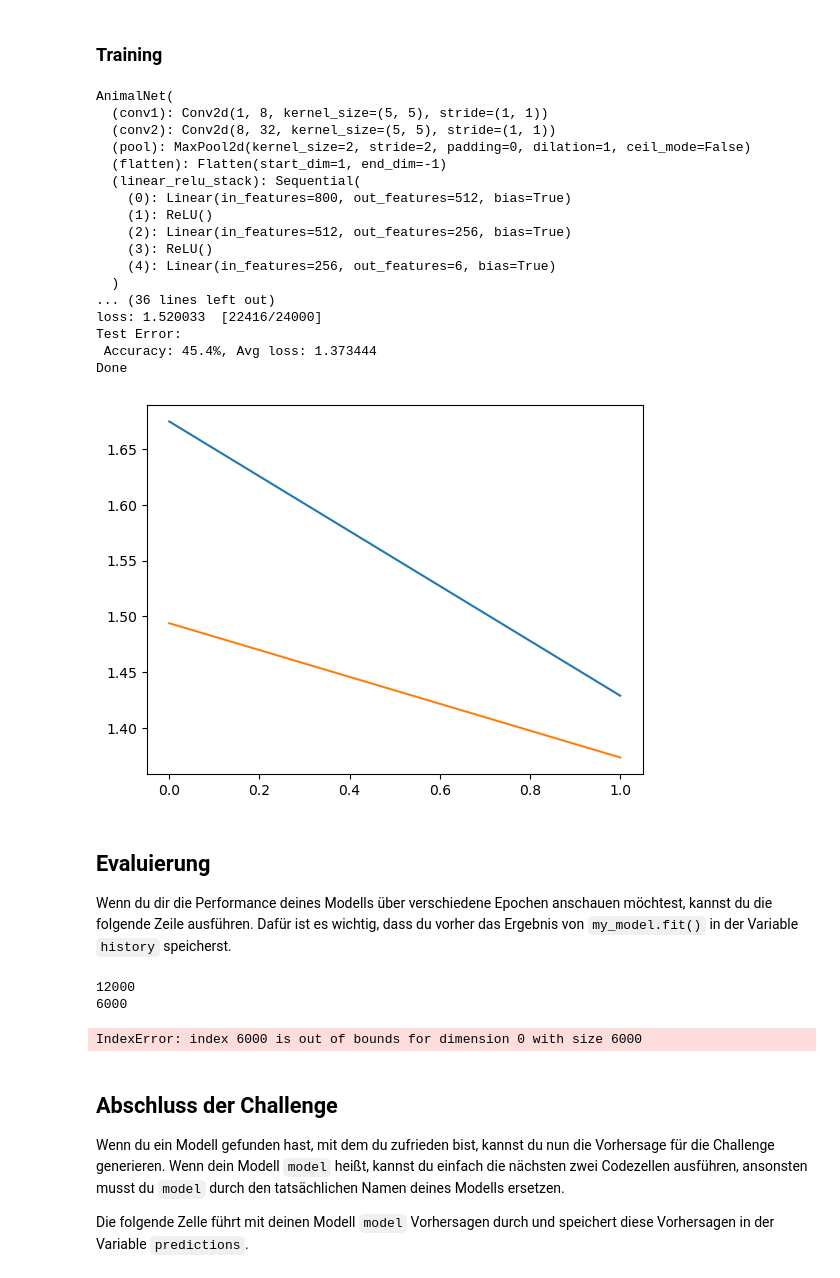
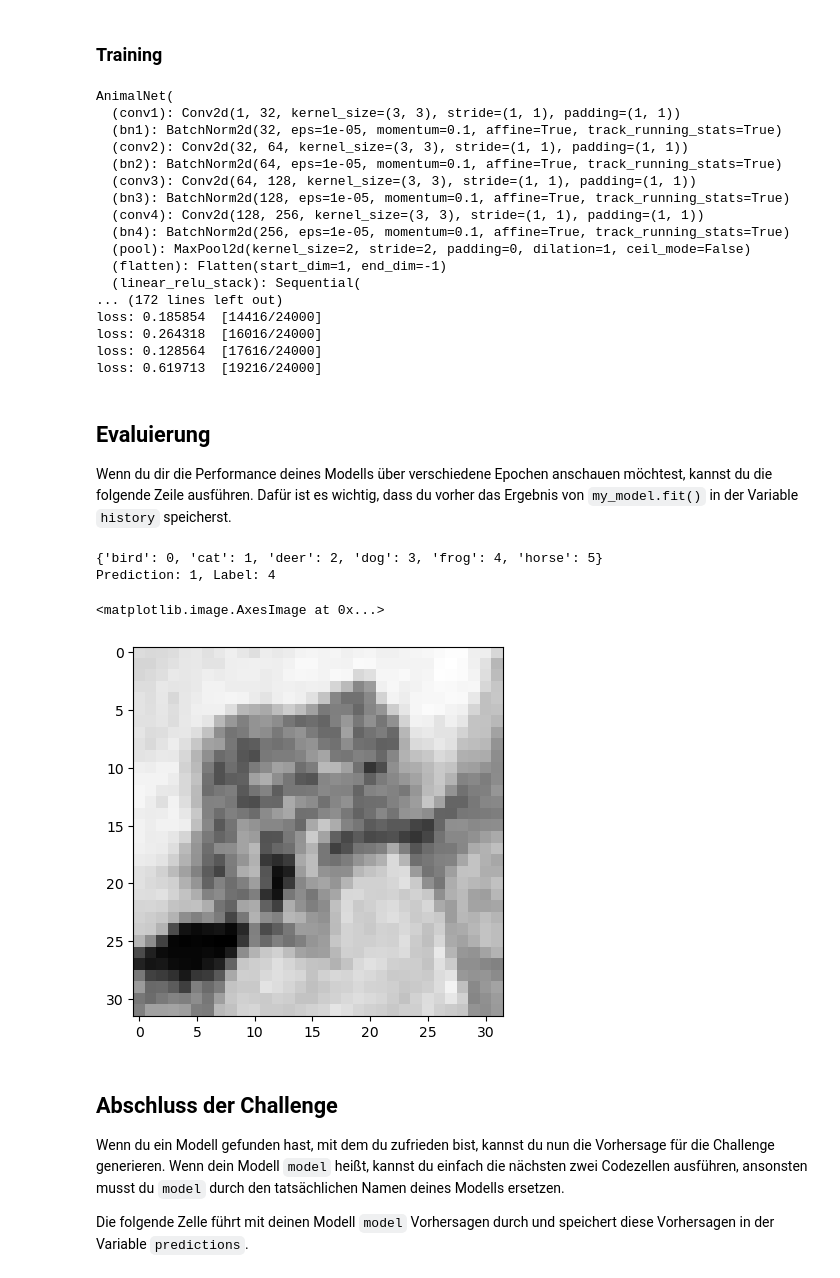
Before and after one commit to mario-ruoff/machine-learning-collection, a Jupyter notebook: animal_classification_challenge/data_challenge.ipynb, the cells around one changed output. Drawn from its saved outputs; the diff is of its cells as text; code cells hidden in the pictures.

```diff
--- a/animal_classification_challenge/data_challenge.ipynb
+++ b/animal_classification_challenge/data_challenge.ipynb
@@ -240,10 +251,11 @@ def test_loop(dataloader, model):
 # Model parameters
 model = AnimalNet().to(device)
 print(model)
-learning_rate = 0.05
-epochs = 2
+learning_rate = 0.001
+epochs = 10
 loss_fn = nn.CrossEntropyLoss()
-optimizer = torch.optim.SGD(model.parameters(), lr=learning_rate)
+optimizer = torch.optim.Adam(model.parameters(), lr=learning_rate, weight_decay=1e-4)
+scheduler = torch.optim.lr_scheduler.StepLR(optimizer, step_size=5, gamma=0.1)
 
 # Run model
 train_losses = []
@@ -255,7 +267,8 @@ for epoch in range(epochs):
     train_losses.append(train_loop(train_dataloader, model, loss_fn, optimizer))
     validation_loss, validation_prediction = validation_loop(validation_dataloader, model, loss_fn)
     validation_losses.append(validation_loss)
-    validation_predictions.extend(validation_prediction)
+    validation_predictions.append(validation_prediction)
+    scheduler.step()
 
 test_predictions = test_loop(test_dataloader, model)
 
@@ -264,40 +277,36 @@ plt.plot(validation_losses)
 print("Done")
 # %% [output]
 AnimalNet(
-  (conv1): Conv2d(1, 8, kernel_size=(5, 5), stride=(1, 1))
-  (conv2): Conv2d(8, 32, kernel_size=(5, 5), stride=(1, 1))
+  (conv1): Conv2d(1, 32, kernel_size=(3, 3), stride=(1, 1), padding=(1, 1))
+  (bn1): BatchNorm2d(32, eps=1e-05, momentum=0.1, affine=True, track_running_stats=True)
+  (conv2): Conv2d(32, 64, kernel_size=(3, 3), stride=(1, 1), padding=(1, 1))
+  (bn2): BatchNorm2d(64, eps=1e-05, momentum=0.1, affine=True, track_running_stats=True)
+  (conv3): Conv2d(64, 128, kernel_size=(3, 3), stride=(1, 1), padding=(1, 1))
+  (bn3): BatchNorm2d(128, eps=1e-05, momentum=0.1, affine=True, track_running_stats=True)
+  (conv4): Conv2d(128, 256, kernel_size=(3, 3), stride=(1, 1), padding=(1, 1))
+  (bn4): BatchNorm2d(256, eps=1e-05, momentum=0.1, affine=True, track_running_stats=True)
   (pool): MaxPool2d(kernel_size=2, stride=2, padding=0, dilation=1, ceil_mode=False)
   (flatten): Flatten(start_dim=1, end_dim=-1)
   (linear_relu_stack): Sequential(
-    (0): Linear(in_features=800, out_features=512, bias=True)
-    (1): ReLU()
-    (2): Linear(in_features=512, out_features=256, bias=True)
-    (3): ReLU()
-    (4): Linear(in_features=256, out_features=6, bias=True)
-  )
-... (36 lines left out)
-loss: 1.520033  [22416/24000]
-Test Error:
- Accuracy: 45.4%, Avg loss: 1.373444
-Done
+... (172 lines left out)
+loss: 0.185854  [14416/24000]
+loss: 0.264318  [16016/24000]
+loss: 0.128564  [17616/24000]
+loss: 0.619713  [19216/24000]
-[figure, removed]
 # %% [markdown]
 ## Evaluierung
 
 Wenn du dir die Performance deines Modells über verschiedene Epochen anschauen möchtest, kannst du die folgende Zeile ausführen. Dafür ist es wichtig, dass du vorher das Ergebnis von `my_model.fit()` in der Variable `history` speicherst.
 # %%
-print(len(validation_predictions))
-print(len(validation_labels))
-hits = sum([1 if validation_predictions[i] == validation_labels[i] else 0 for i in range(len(validation_predictions))])
-print(f"Accuracy: {hits / len(validation_predictions)}")
-index = 7
+index = 0
 print(label_to_index)
-print(f"Prediction: {validation_predictions[index]}, Label: {validation_labels[index]}")
+print(f"Prediction: {validation_predictions[-1][index]}, Label: {validation_labels[index]}")
 plt.imshow(validation_features[index].squeeze(), cmap='gray')
 # %% [output]
-12000
-6000
+{'bird': 0, 'cat': 1, 'deer': 2, 'dog': 3, 'frog': 4, 'horse': 5}
+Prediction: 1, Label: 4
-IndexError: index 6000 is out of bounds for dimension 0 with size 6000
+<matplotlib.image.AxesImage at 0x...>
+[figure, added]
 # %% [markdown]
 ## Abschluss der Challenge
 
```
Also changed, not shown: parts of 2 cells of this notebook.
